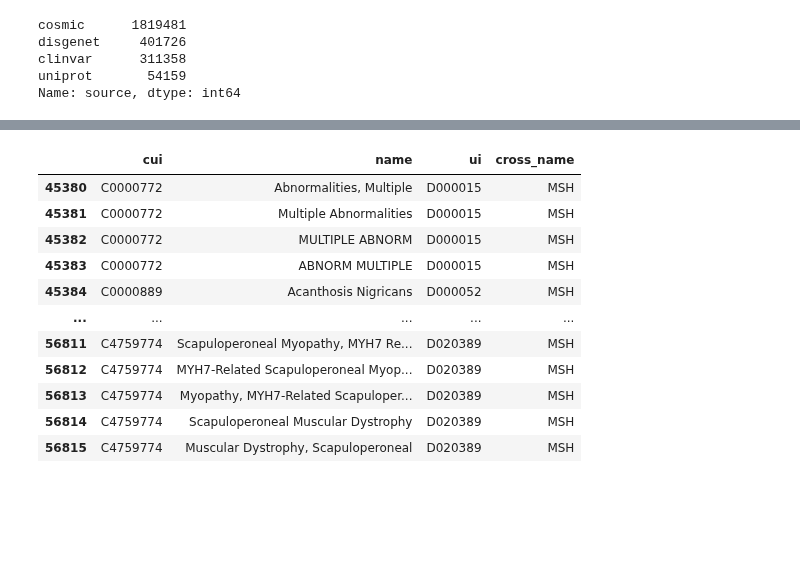
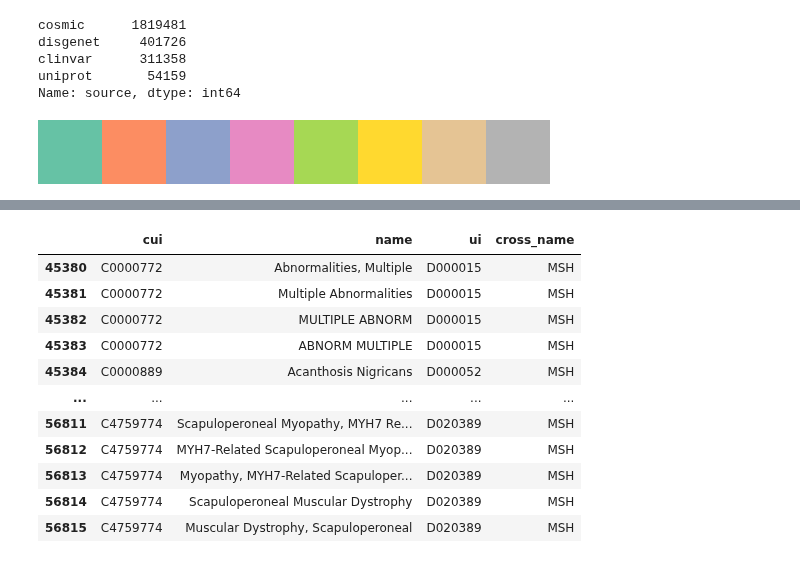
Before and after one commit to alvaro-2/mutations, a Jupyter notebook: scripts/mesh/mesh_data.ipynb, the cells around one changed output, grey strips where cells are left out. Saved outputs shown, nothing was run; the diff lists cells and outputs as text; code cells hidden in the pictures; blank space fills up the shorter version.

```diff
--- a/scripts/mesh/mesh_data.ipynb
+++ b/scripts/mesh/mesh_data.ipynb
@@ -186,0 +179,4 @@ df['suma'] = df.sum(1)
+# %%
+plt.cm.get_cmap('Set2')
+# %% [output]
+[figure, added]
```
Also changed, not shown: parts of 18 cells of this notebook.
